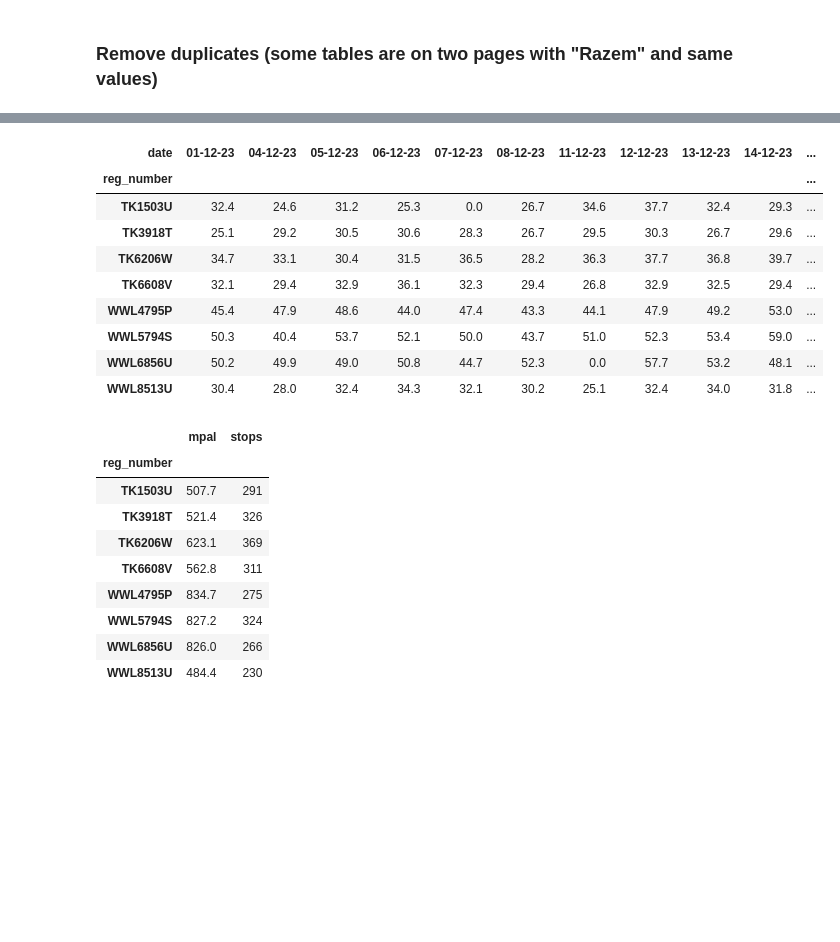
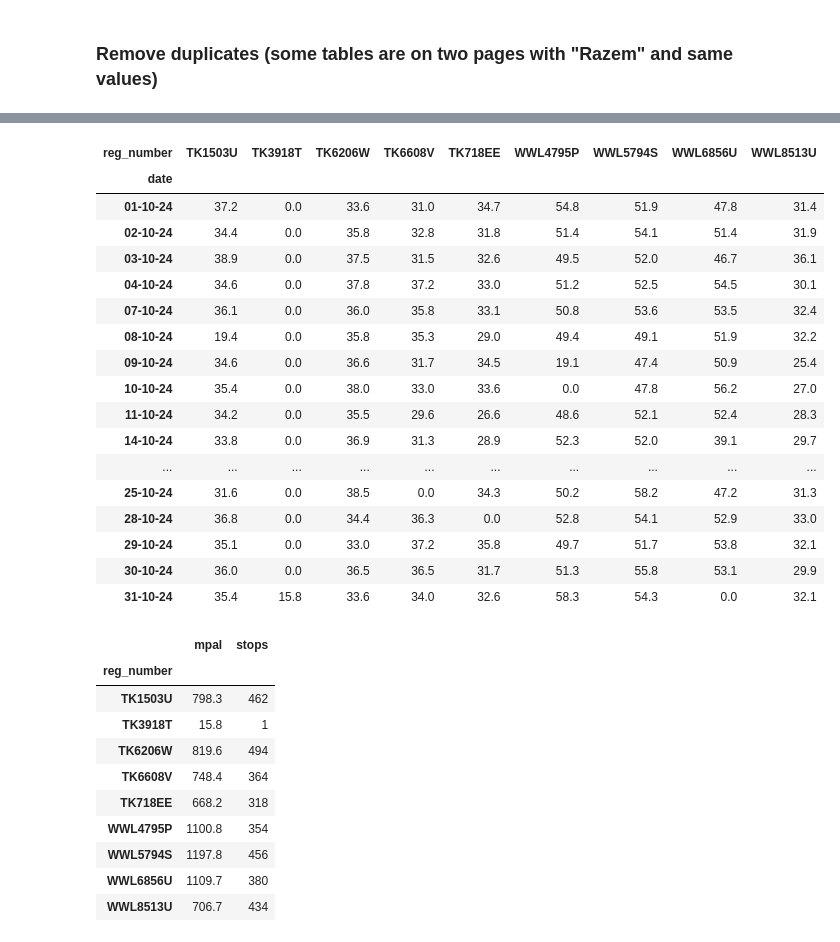
Before and after one commit to 25135-pytlewska/ESAM, a Jupyter notebook: esam.ipynb, the cells around one changed output, grey strips where cells are left out. Drawn from its saved outputs; the diff is of its cells as text; code cells hidden in the pictures; blank space fills up the shorter version.

```diff
--- a/esam.ipynb
+++ b/esam.ipynb
@@ -12,5 +14,10 @@ import numpy as np
 pd.options.mode.chained_assignment = None  # default='warn'
 # %%
-filename = "2023_12"
+filename = "2024_10"
+# filename = "2024_09"
+# filename = "2023_12"
 # filename = "2024_07"
+#
+# !pip install pandas
+# !pip install numpy
 # %%
@@ -259,20 +328,26 @@ pivot_stops
 # %%
-df_agg2 = df_filtered.groupby(['reg_number', 'date']).agg({
-    'mpal': 'sum'
-}).reset_index()
 
-pivot_mpal = df_agg2.pivot(index='reg_number', columns='date', values='mpal')
+# pivot_mpal = df_agg2.pivot(index='reg_number', columns='date', values='mpal')
+pivot_mpal = df_agg2.pivot(index='date', columns='reg_number', values='mpal')
 # pivot_mpal.columns = [f'{col}' for col in pivot_mpal.columns]
 pivot_mpal = pivot_mpal.fillna(0)
 pivot_mpal
 # %% [output]
-| date | 01-12-23 | 04-12-23 | 05-12-23 | 06-12-23 | 07-12-23 | 08-12-23 | 11-12-23 | 12-12-23 | 13-12-23 | 14-12-23 | ... |
-| reg_number |  |  |  |  |  |  |  |  |  |  | ... |
-| TK1503U | 32.4 | 24.6 | 31.2 | 25.3 | 0.0 | 26.7 | 34.6 | 37.7 | 32.4 | 29.3 | ... |
-| TK3918T | 25.1 | 29.2 | 30.5 | 30.6 | 28.3 | 26.7 | 29.5 | 30.3 | 26.7 | 29.6 | ... |
-| TK6206W | 34.7 | 33.1 | 30.4 | 31.5 | 36.5 | 28.2 | 36.3 | 37.7 | 36.8 | 39.7 | ... |
-| TK6608V | 32.1 | 29.4 | 32.9 | 36.1 | 32.3 | 29.4 | 26.8 | 32.9 | 32.5 | 29.4 | ... |
-| WWL4795P | 45.4 | 47.9 | 48.6 | 44.0 | 47.4 | 43.3 | 44.1 | 47.9 | 49.2 | 53.0 | ... |
-| WWL5794S | 50.3 | 40.4 | 53.7 | 52.1 | 50.0 | 43.7 | 51.0 | 52.3 | 53.4 | 59.0 | ... |
-| WWL6856U | 50.2 | 49.9 | 49.0 | 50.8 | 44.7 | 52.3 | 0.0 | 57.7 | 53.2 | 48.1 | ... |
-| WWL8513U | 30.4 | 28.0 | 32.4 | 34.3 | 32.1 | 30.2 | 25.1 | 32.4 | 34.0 | 31.8 | ... |
+| reg_number | TK1503U | TK3918T | TK6206W | TK6608V | TK718EE | WWL4795P | WWL5794S | WWL6856U | WWL8513U |
+| date |  |  |  |  |  |  |  |  |  |
+| 01-10-24 | 37.2 | 0.0 | 33.6 | 31.0 | 34.7 | 54.8 | 51.9 | 47.8 | 31.4 |
+| 02-10-24 | 34.4 | 0.0 | 35.8 | 32.8 | 31.8 | 51.4 | 54.1 | 51.4 | 31.9 |
+| 03-10-24 | 38.9 | 0.0 | 37.5 | 31.5 | 32.6 | 49.5 | 52.0 | 46.7 | 36.1 |
+| 04-10-24 | 34.6 | 0.0 | 37.8 | 37.2 | 33.0 | 51.2 | 52.5 | 54.5 | 30.1 |
+| 07-10-24 | 36.1 | 0.0 | 36.0 | 35.8 | 33.1 | 50.8 | 53.6 | 53.5 | 32.4 |
+| 08-10-24 | 19.4 | 0.0 | 35.8 | 35.3 | 29.0 | 49.4 | 49.1 | 51.9 | 32.2 |
+| 09-10-24 | 34.6 | 0.0 | 36.6 | 31.7 | 34.5 | 19.1 | 47.4 | 50.9 | 25.4 |
+| 10-10-24 | 35.4 | 0.0 | 38.0 | 33.0 | 33.6 | 0.0 | 47.8 | 56.2 | 27.0 |
+| 11-10-24 | 34.2 | 0.0 | 35.5 | 29.6 | 26.6 | 48.6 | 52.1 | 52.4 | 28.3 |
+| 14-10-24 | 33.8 | 0.0 | 36.9 | 31.3 | 28.9 | 52.3 | 52.0 | 39.1 | 29.7 |
+| ... | ... | ... | ... | ... | ... | ... | ... | ... | ... |
+| 25-10-24 | 31.6 | 0.0 | 38.5 | 0.0 | 34.3 | 50.2 | 58.2 | 47.2 | 31.3 |
+| 28-10-24 | 36.8 | 0.0 | 34.4 | 36.3 | 0.0 | 52.8 | 54.1 | 52.9 | 33.0 |
+| 29-10-24 | 35.1 | 0.0 | 33.0 | 37.2 | 35.8 | 49.7 | 51.7 | 53.8 | 32.1 |
+| 30-10-24 | 36.0 | 0.0 | 36.5 | 36.5 | 31.7 | 51.3 | 55.8 | 53.1 | 29.9 |
+| 31-10-24 | 35.4 | 15.8 | 33.6 | 34.0 | 32.6 | 58.3 | 54.3 | 0.0 | 32.1 |
@@ -279,15 +364,18 @@ pivot_mpal
 # %%
+# result_df = (df_filtered.groupby('reg_number')['mpal'].apply(list).reset_index())
+# .reset_index(name='new'))
 result_df = df_filtered.groupby('reg_number')[['mpal', 'stops']].sum()
 result_df
 # %% [output]
 |  | mpal | stops |
 | reg_number |  |  |
-| TK1503U | 507.7 | 291 |
-| TK3918T | 521.4 | 326 |
-| TK6206W | 623.1 | 369 |
-| TK6608V | 562.8 | 311 |
-| WWL4795P | 834.7 | 275 |
-| WWL5794S | 827.2 | 324 |
-| WWL6856U | 826.0 | 266 |
-| WWL8513U | 484.4 | 230 |
+| TK1503U | 798.3 | 462 |
+| TK3918T | 15.8 | 1 |
+| TK6206W | 819.6 | 494 |
+| TK6608V | 748.4 | 364 |
+| TK718EE | 668.2 | 318 |
+| WWL4795P | 1100.8 | 354 |
+| WWL5794S | 1197.8 | 456 |
+| WWL6856U | 1109.7 | 380 |
+| WWL8513U | 706.7 | 434 |
 # %%
```
Also changed, not shown: parts of 16 cells of this notebook, 19 other files.
